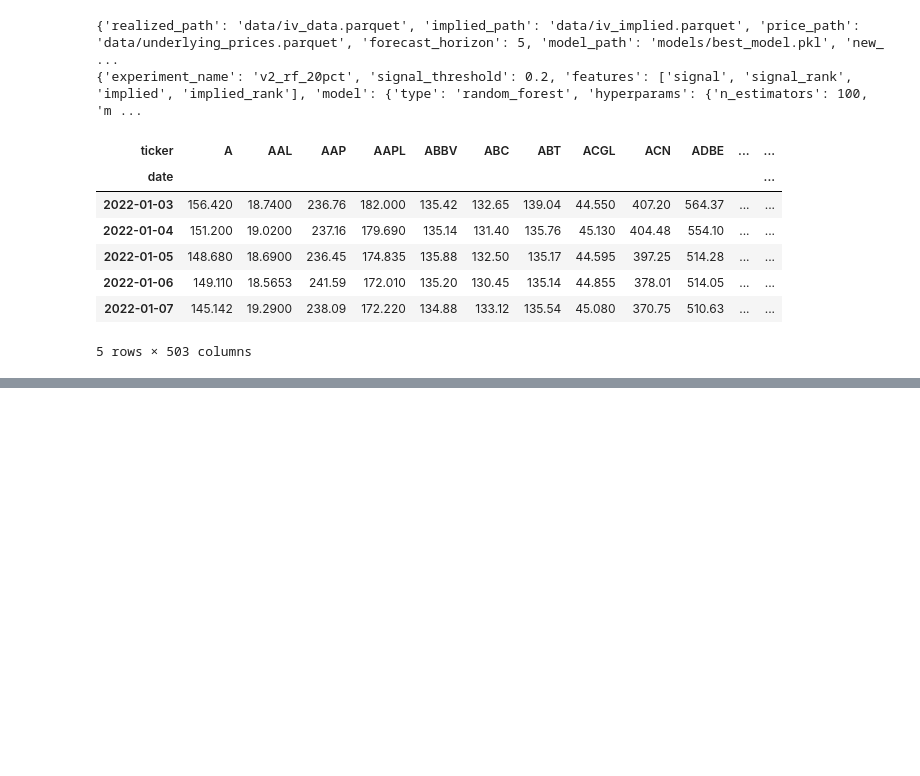
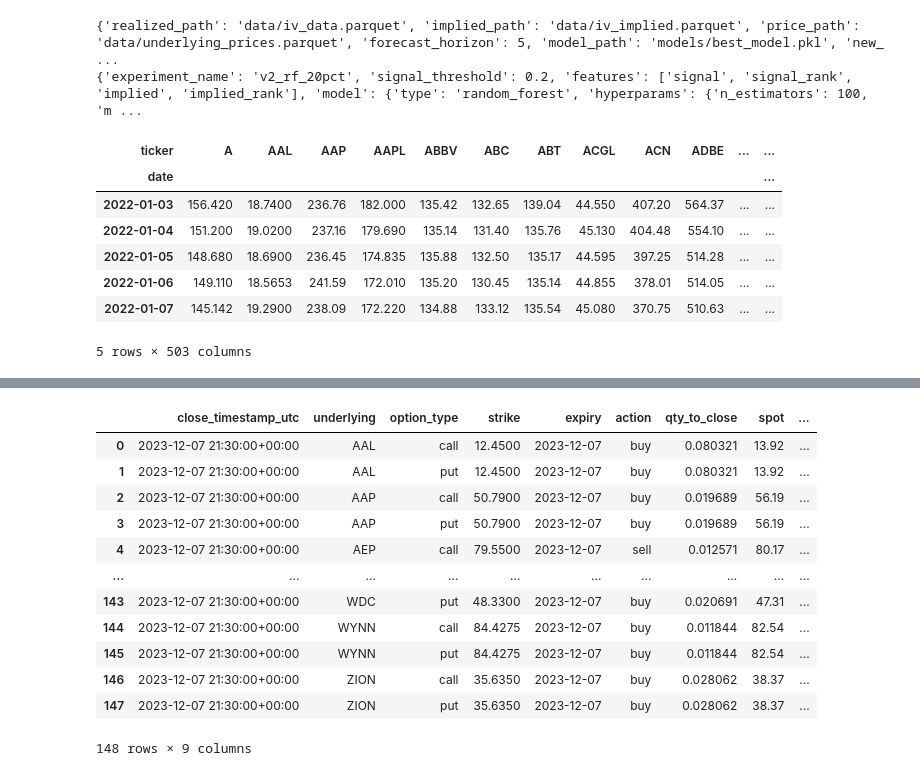
Before and after one commit to stirlitzzz/vol_forecast, a Jupyter notebook: notebooks/har_checkpoint9_pnl.ipynb, the cells around one changed output, grey strips where cells are left out. Drawn from its saved outputs; the diff is of its cells as text; code cells hidden in the pictures; blank space fills up the shorter version.

```diff
--- a/notebooks/har_checkpoint9_pnl.ipynb
+++ b/notebooks/har_checkpoint9_pnl.ipynb
@@ -331,0 +236,41 @@ ledger.trades
+# %%
+# choose the backtest window
+# --- derive start/end from your ledger + data ---
+from src.simkit.time_utils import to_nyc
+from src.simkit.calendar_utils import nyse_days
+import pandas as pd
+
+
+ts_ny   = to_nyc(ledger.trades["timestamp"])           # tz-aware NY
+start_day = ts_ny.dt.date.min()
+end_day   = max(ledger.trades["expiry"].max(),
+                pd.to_datetime(close_matrix.index).tz_localize(None).date.max())
+
+# --- NYSE calendar (prefer pandas_market_calendars if available) --
+
+# --- union with price matrix dates ---
+price_days = pd.to_datetime(close_matrix.index).tz_localize(None).date
+cal_days   = nyse_days(start_day, end_day)
+
+sim_days = sorted(set(cal_days) & set(price_days))
+
+# --- run expiry over union days ---
+audit = []
+for d in sim_days:
+    audit.append(expire_trades_vectorized(ledger, d, px_lookup,return_audit=True))
+# %%
+audit[12]
+# %% [output]
+|  | close_timestamp_utc | underlying | option_type | strike | expiry | action | qty_to_close | spot | ... |
+| 0 | 2023-12-07 21:30:00+00:00 | AAL | call | 12.4500 | 2023-12-07 | buy | 0.080321 | 13.92 | ... |
+| 1 | 2023-12-07 21:30:00+00:00 | AAL | put | 12.4500 | 2023-12-07 | buy | 0.080321 | 13.92 | ... |
+| 2 | 2023-12-07 21:30:00+00:00 | AAP | call | 50.7900 | 2023-12-07 | buy | 0.019689 | 56.19 | ... |
+| 3 | 2023-12-07 21:30:00+00:00 | AAP | put | 50.7900 | 2023-12-07 | buy | 0.019689 | 56.19 | ... |
+| 4 | 2023-12-07 21:30:00+00:00 | AEP | call | 79.5500 | 2023-12-07 | sell | 0.012571 | 80.17 | ... |
+| ... | ... | ... | ... | ... | ... | ... | ... | ... | ... |
+| 143 | 2023-12-07 21:30:00+00:00 | WDC | put | 48.3300 | 2023-12-07 | buy | 0.020691 | 47.31 | ... |
+| 144 | 2023-12-07 21:30:00+00:00 | WYNN | call | 84.4275 | 2023-12-07 | buy | 0.011844 | 82.54 | ... |
+| 145 | 2023-12-07 21:30:00+00:00 | WYNN | put | 84.4275 | 2023-12-07 | buy | 0.011844 | 82.54 | ... |
+| 146 | 2023-12-07 21:30:00+00:00 | ZION | call | 35.6350 | 2023-12-07 | buy | 0.028062 | 38.37 | ... |
+| 147 | 2023-12-07 21:30:00+00:00 | ZION | put | 35.6350 | 2023-12-07 | buy | 0.028062 | 38.37 | ... |
+148 rows × 9 columns
```
Also changed, not shown: parts of 20 cells of this notebook, 11 other files.
